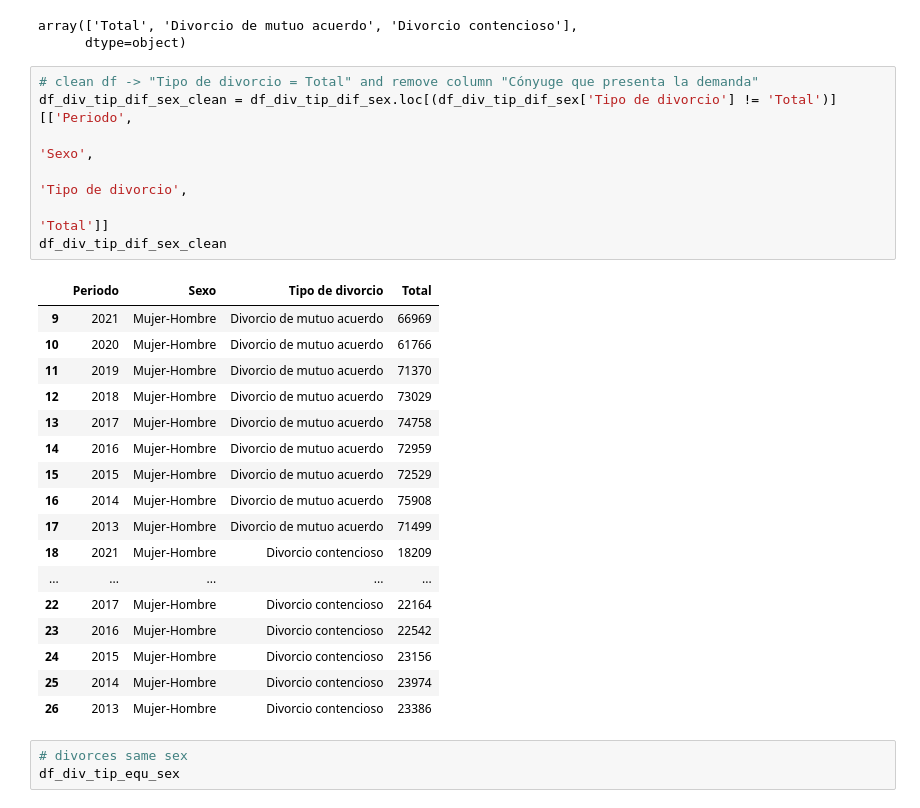
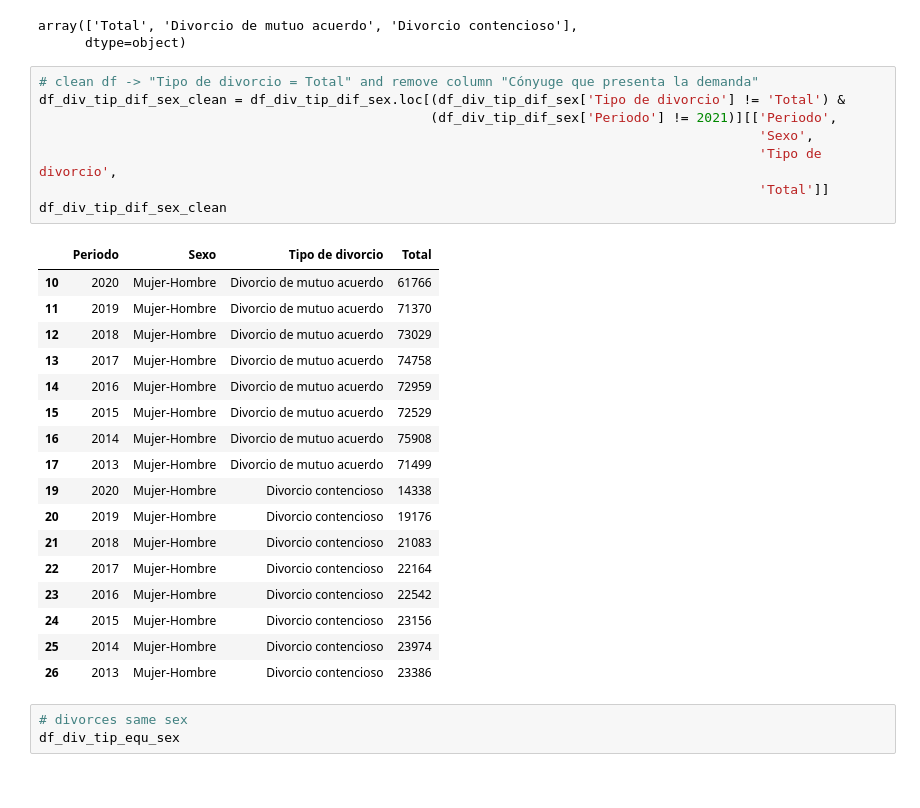
Before and after one commit to elvestevez/marriages_divorces_project_m2, a Jupyter notebook: notebooks/get_dataset.ipynb, the cells around one changed output. Saved outputs shown, nothing was run; the diff lists cells and outputs as text.

```diff
--- a/notebooks/get_dataset.ipynb
+++ b/notebooks/get_dataset.ipynb
@@ -82,14 +82,14 @@ array(['Total', 'Divorcio de mutuo acuerdo', 'Divorcio contencioso'],
       dtype=object)
 # %%
 # clean df -> "Tipo de divorcio = Total" and remove column "Cónyuge que presenta la demanda"
-df_div_tip_dif_sex_clean = df_div_tip_dif_sex.loc[(df_div_tip_dif_sex['Tipo de divorcio'] != 'Total')][['Periodo',
-                                                                                                        'Sexo',
-                                                                                                        'Tipo de divorcio',
-                                                                                                        'Total']]
+df_div_tip_dif_sex_clean = df_div_tip_dif_sex.loc[(df_div_tip_dif_sex['Tipo de divorcio'] != 'Total') &
+                                                  (df_div_tip_dif_sex['Periodo'] != 2021)][['Periodo',
+                                                                                            'Sexo',
+                                                                                            'Tipo de divorcio',
+                                                                                            'Total']]
 df_div_tip_dif_sex_clean
 # %% [output]
 |  | Periodo | Sexo | Tipo de divorcio | Total |
-| 9 | 2021 | Mujer-Hombre | Divorcio de mutuo acuerdo | 66969 |
 | 10 | 2020 | Mujer-Hombre | Divorcio de mutuo acuerdo | 61766 |
 | 11 | 2019 | Mujer-Hombre | Divorcio de mutuo acuerdo | 71370 |
 | 12 | 2018 | Mujer-Hombre | Divorcio de mutuo acuerdo | 73029 |
@@ -98,8 +98,9 @@ df_div_tip_dif_sex_clean
 | 15 | 2015 | Mujer-Hombre | Divorcio de mutuo acuerdo | 72529 |
 | 16 | 2014 | Mujer-Hombre | Divorcio de mutuo acuerdo | 75908 |
 | 17 | 2013 | Mujer-Hombre | Divorcio de mutuo acuerdo | 71499 |
-| 18 | 2021 | Mujer-Hombre | Divorcio contencioso | 18209 |
-| ... | ... | ... | ... | ... |
+| 19 | 2020 | Mujer-Hombre | Divorcio contencioso | 14338 |
+| 20 | 2019 | Mujer-Hombre | Divorcio contencioso | 19176 |
+| 21 | 2018 | Mujer-Hombre | Divorcio contencioso | 21083 |
 | 22 | 2017 | Mujer-Hombre | Divorcio contencioso | 22164 |
 | 23 | 2016 | Mujer-Hombre | Divorcio contencioso | 22542 |
 | 24 | 2015 | Mujer-Hombre | Divorcio contencioso | 23156 |
```
Also changed, not shown: parts of 18 cells of this notebook, 10 other files.
